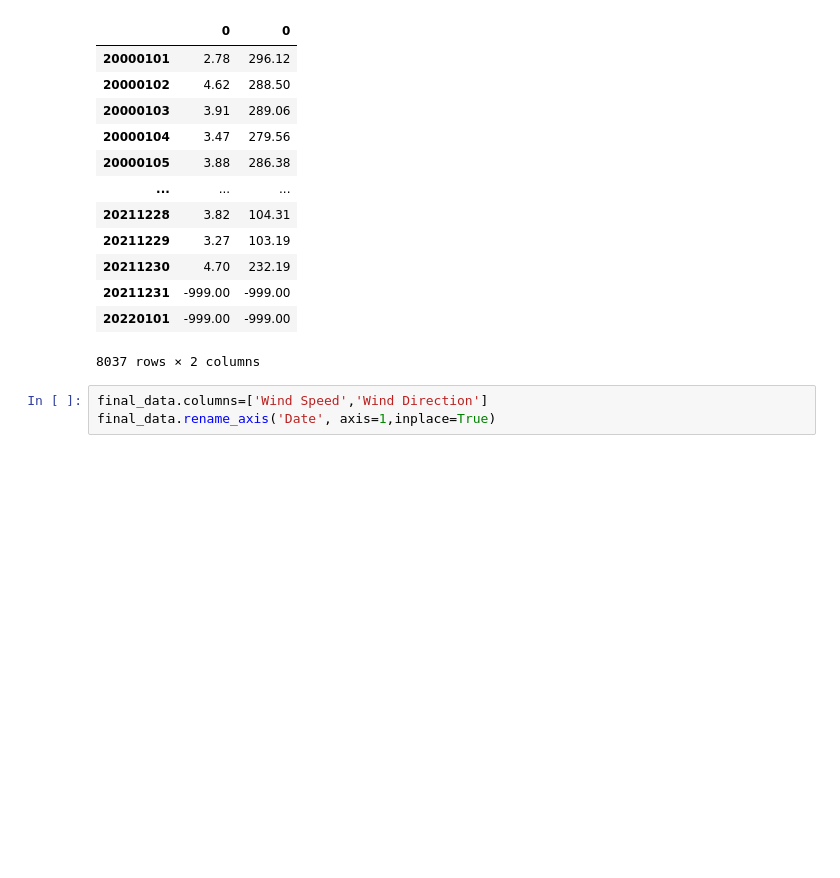
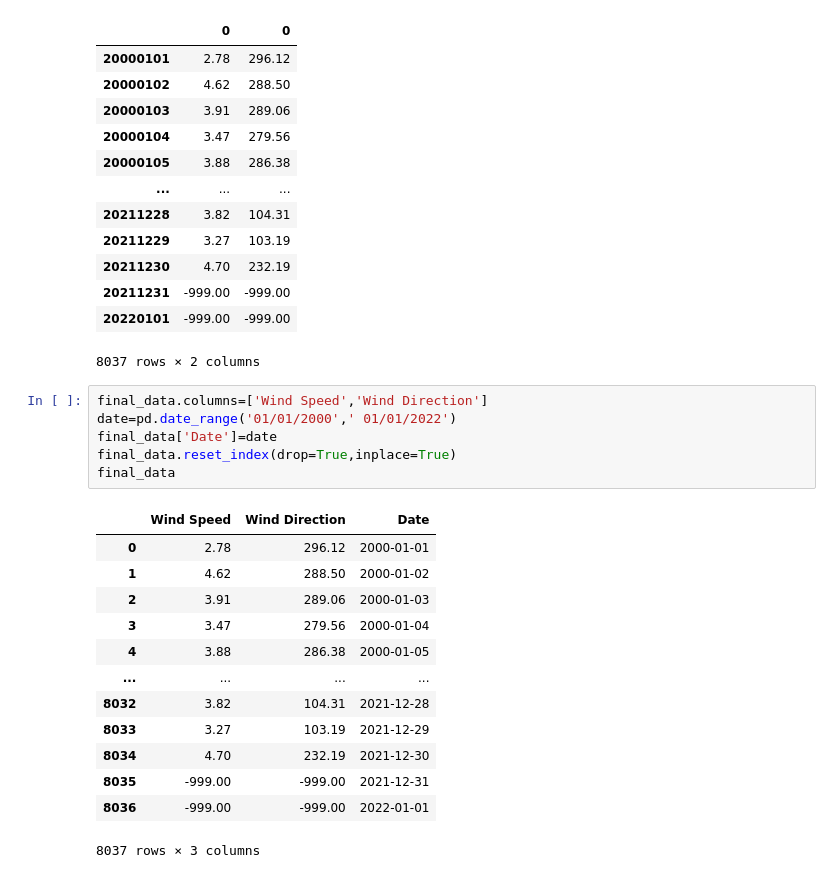
Before and after one commit to Coderaman-tech/Vidyut-ML, a Jupyter notebook: fetching_data.ipynb, the cells around one changed output. Drawn from its saved outputs; the diff is of its cells as text; blank space fills up the shorter version.

```diff
--- a/fetching_data_.ipynb
+++ b/fetching_data.ipynb
@@ -220,4 +220,21 @@ final_data
 8037 rows × 2 columns
 # %%
 final_data.columns=['Wind Speed','Wind Direction']
-final_data.rename_axis('Date', axis=1,inplace=True)
+date=pd.date_range('01/01/2000',' 01/01/2022')
+final_data['Date']=date
+final_data.reset_index(drop=True,inplace=True)
+final_data
+# %% [output]
+|  | Wind Speed | Wind Direction | Date |
+| 0 | 2.78 | 296.12 | 2000-01-01 |
+| 1 | 4.62 | 288.50 | 2000-01-02 |
+| 2 | 3.91 | 289.06 | 2000-01-03 |
+| 3 | 3.47 | 279.56 | 2000-01-04 |
+| 4 | 3.88 | 286.38 | 2000-01-05 |
+| ... | ... | ... | ... |
+| 8032 | 3.82 | 104.31 | 2021-12-28 |
+| 8033 | 3.27 | 103.19 | 2021-12-29 |
+| 8034 | 4.70 | 232.19 | 2021-12-30 |
+| 8035 | -999.00 | -999.00 | 2021-12-31 |
+| 8036 | -999.00 | -999.00 | 2022-01-01 |
+8037 rows × 3 columns
```
Also changed, not shown: parts of 3 cells of this notebook.
